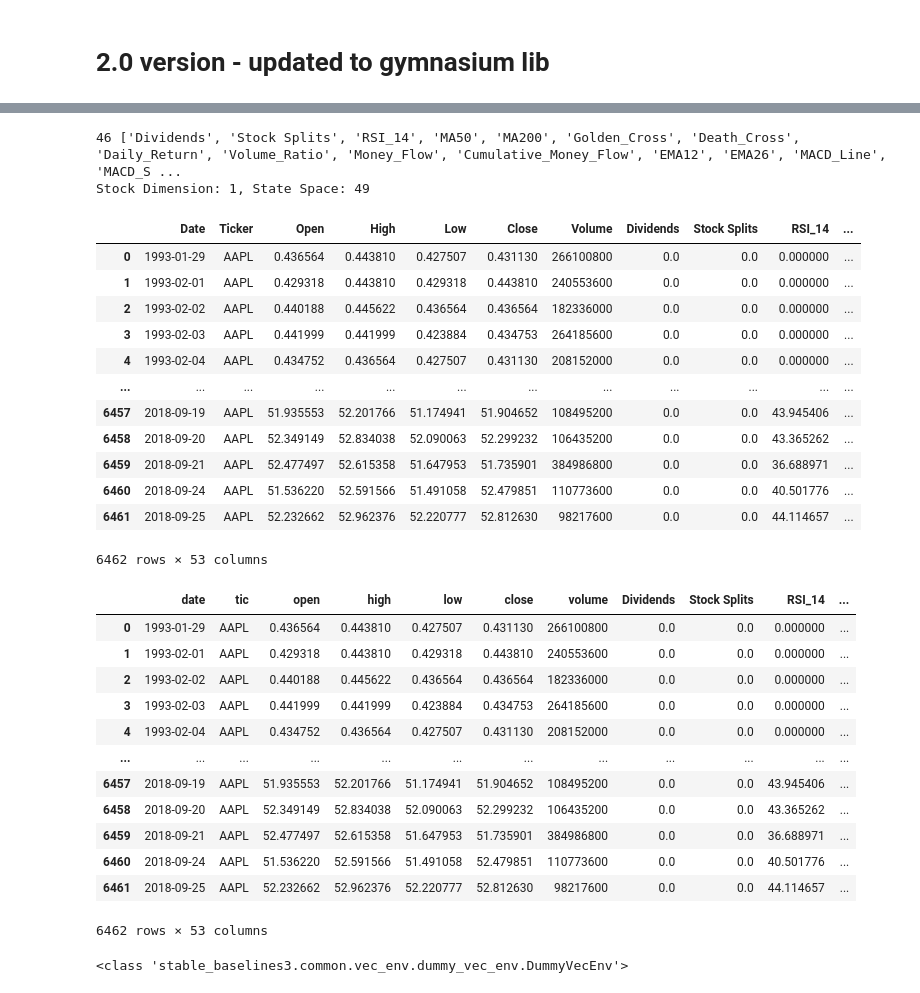
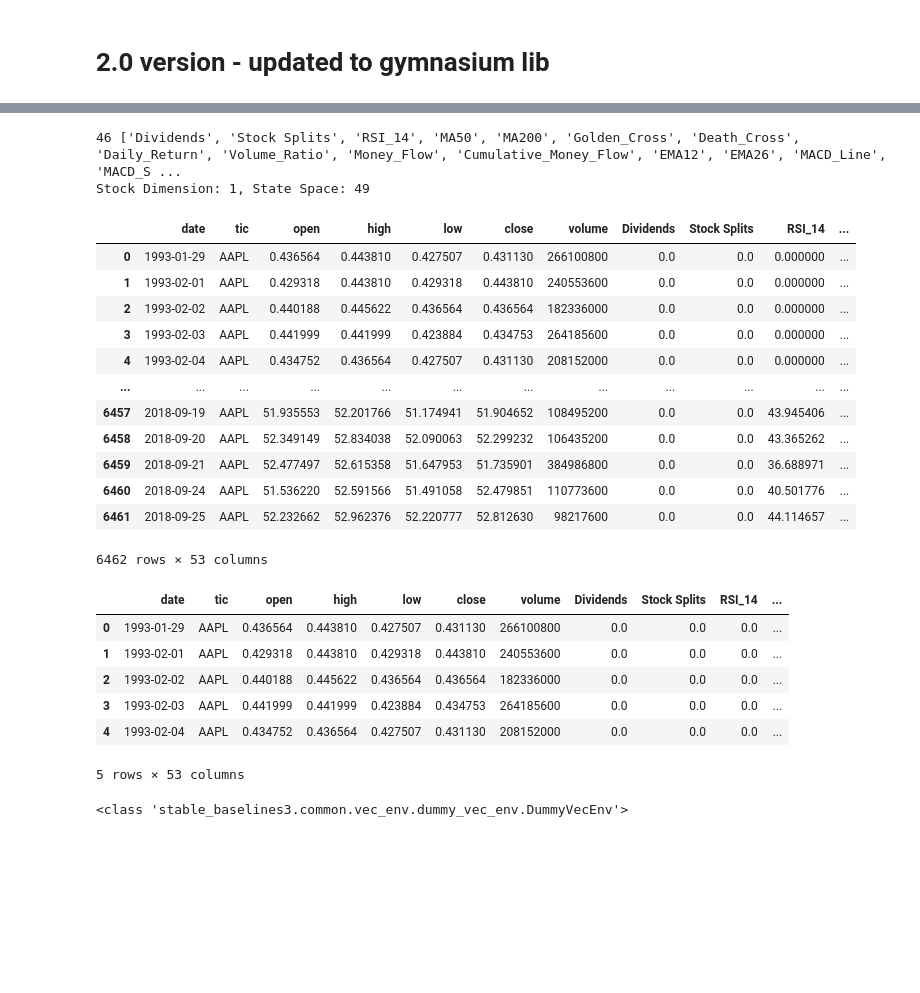
Before and after one commit to LucasLange1113/UIA_RL, a Jupyter notebook: setup_env_and_train.ipynb, the cells around one changed output, grey strips where cells are left out. Saved outputs shown, nothing was run; the diff lists cells and outputs as text; code cells hidden in the pictures; blank space fills up the shorter version.

```diff
--- a/setup_env_and_train.ipynb
+++ b/setup_env_and_train.ipynb
@@ -549,7 +548,7 @@ Error.  nthreads cannot be larger than environment variable "NUMEXPR_MAX_THREADS
 # %%
 tr_data = pd.read_csv("datasets/AAPL_tr.csv")
 cols = list(tr_data.columns)
-to_remove = ['Date','Ticker', 'Open', 'High', 'Low', 'Close', 'Volume']
+to_remove = ['date','tic', 'open', 'high', 'low', 'close', 'volume']
 
 ratio_list = [col for col in cols if col not in to_remove]
 print(len(ratio_list),ratio_list)
@@ -563,7 +562,7 @@ tr_data
 # %% [output]
 46 ['Dividends', 'Stock Splits', 'RSI_14', 'MA50', 'MA200', 'Golden_Cross', 'Death_Cross', 'Daily_Return', 'Volume_Ratio', 'Money_Flow', 'Cumulative_Money_Flow', 'EMA12', 'EMA26', 'MACD_Line', 'MACD_S ...
 Stock Dimension: 1, State Space: 49
-|  | Date | Ticker | Open | High | Low | Close | Volume | Dividends | Stock Splits | RSI_14 | ... |
+|  | date | tic | open | high | low | close | volume | Dividends | Stock Splits | RSI_14 | ... |
 | 0 | 1993-01-29 | AAPL | 0.436564 | 0.443810 | 0.427507 | 0.431130 | 266100800 | 0.0 | 0.0 | 0.000000 | ... |
 | 1 | 1993-02-01 | AAPL | 0.429318 | 0.443810 | 0.429318 | 0.443810 | 240553600 | 0.0 | 0.0 | 0.000000 | ... |
 | 2 | 1993-02-02 | AAPL | 0.440188 | 0.445622 | 0.436564 | 0.436564 | 182336000 | 0.0 | 0.0 | 0.000000 | ... |
@@ -579,41 +578,27 @@ Stock Dimension: 1, State Space: 49
 # %%
 # Parameters for the environment
 env_kwargs = {
     "hmax": 100,
     "initial_amount": 1000000,
     "buy_cost_pct": 0.001,
     "sell_cost_pct": 0.001,
     "state_space": state_space,
     "stock_dim": stock_dimension,
     "tech_indicator_list": ratio_list,
     "action_space": stock_dimension,
     "reward_scaling": 1e-4
 
 }
-tr_data = tr_data.rename(columns={
-    'Date': 'date',
-    'Ticker': 'tic',
-    'Open': 'open',
-    'High': 'high',
-    'Low': 'low',
-    'Close': 'close',
-    'Volume': 'volume'
-})
-tr_data
+
+tr_data.head()
 # %% [output]
 |  | date | tic | open | high | low | close | volume | Dividends | Stock Splits | RSI_14 | ... |
-| 0 | 1993-01-29 | AAPL | 0.436564 | 0.443810 | 0.427507 | 0.431130 | 266100800 | 0.0 | 0.0 | 0.000000 | ... |
-| 1 | 1993-02-01 | AAPL | 0.429318 | 0.443810 | 0.429318 | 0.443810 | 240553600 | 0.0 | 0.0 | 0.000000 | ... |
-| 2 | 1993-02-02 | AAPL | 0.440188 | 0.445622 | 0.436564 | 0.436564 | 182336000 | 0.0 | 0.0 | 0.000000 | ... |
-| 3 | 1993-02-03 | AAPL | 0.441999 | 0.441999 | 0.423884 | 0.434753 | 264185600 | 0.0 | 0.0 | 0.000000 | ... |
-| 4 | 1993-02-04 | AAPL | 0.434752 | 0.436564 | 0.427507 | 0.431130 | 208152000 | 0.0 | 0.0 | 0.000000 | ... |
-| ... | ... | ... | ... | ... | ... | ... | ... | ... | ... | ... | ... |
-| 6457 | 2018-09-19 | AAPL | 51.935553 | 52.201766 | 51.174941 | 51.904652 | 108495200 | 0.0 | 0.0 | 43.945406 | ... |
-| 6458 | 2018-09-20 | AAPL | 52.349149 | 52.834038 | 52.090063 | 52.299232 | 106435200 | 0.0 | 0.0 | 43.365262 | ... |
-| 6459 | 2018-09-21 | AAPL | 52.477497 | 52.615358 | 51.647953 | 51.735901 | 384986800 | 0.0 | 0.0 | 36.688971 | ... |
-| 6460 | 2018-09-24 | AAPL | 51.536220 | 52.591566 | 51.491058 | 52.479851 | 110773600 | 0.0 | 0.0 | 40.501776 | ... |
-| 6461 | 2018-09-25 | AAPL | 52.232662 | 52.962376 | 52.220777 | 52.812630 | 98217600 | 0.0 | 0.0 | 44.114657 | ... |
+| 0 | 1993-01-29 | AAPL | 0.436564 | 0.443810 | 0.427507 | 0.431130 | 266100800 | 0.0 | 0.0 | 0.0 | ... |
+| 1 | 1993-02-01 | AAPL | 0.429318 | 0.443810 | 0.429318 | 0.443810 | 240553600 | 0.0 | 0.0 | 0.0 | ... |
+| 2 | 1993-02-02 | AAPL | 0.440188 | 0.445622 | 0.436564 | 0.436564 | 182336000 | 0.0 | 0.0 | 0.0 | ... |
+| 3 | 1993-02-03 | AAPL | 0.441999 | 0.441999 | 0.423884 | 0.434753 | 264185600 | 0.0 | 0.0 | 0.0 | ... |
+| 4 | 1993-02-04 | AAPL | 0.434752 | 0.436564 | 0.427507 | 0.431130 | 208152000 | 0.0 | 0.0 | 0.0 | ... |
-6462 rows × 53 columns
+5 rows × 53 columns
 # %%
 #Establish the training environment using StockTradingEnv() class
 e_train_gym = StockTradingEnv(df = tr_data, **env_kwargs)
```
Also changed, not shown: parts of 8 cells of this notebook.
